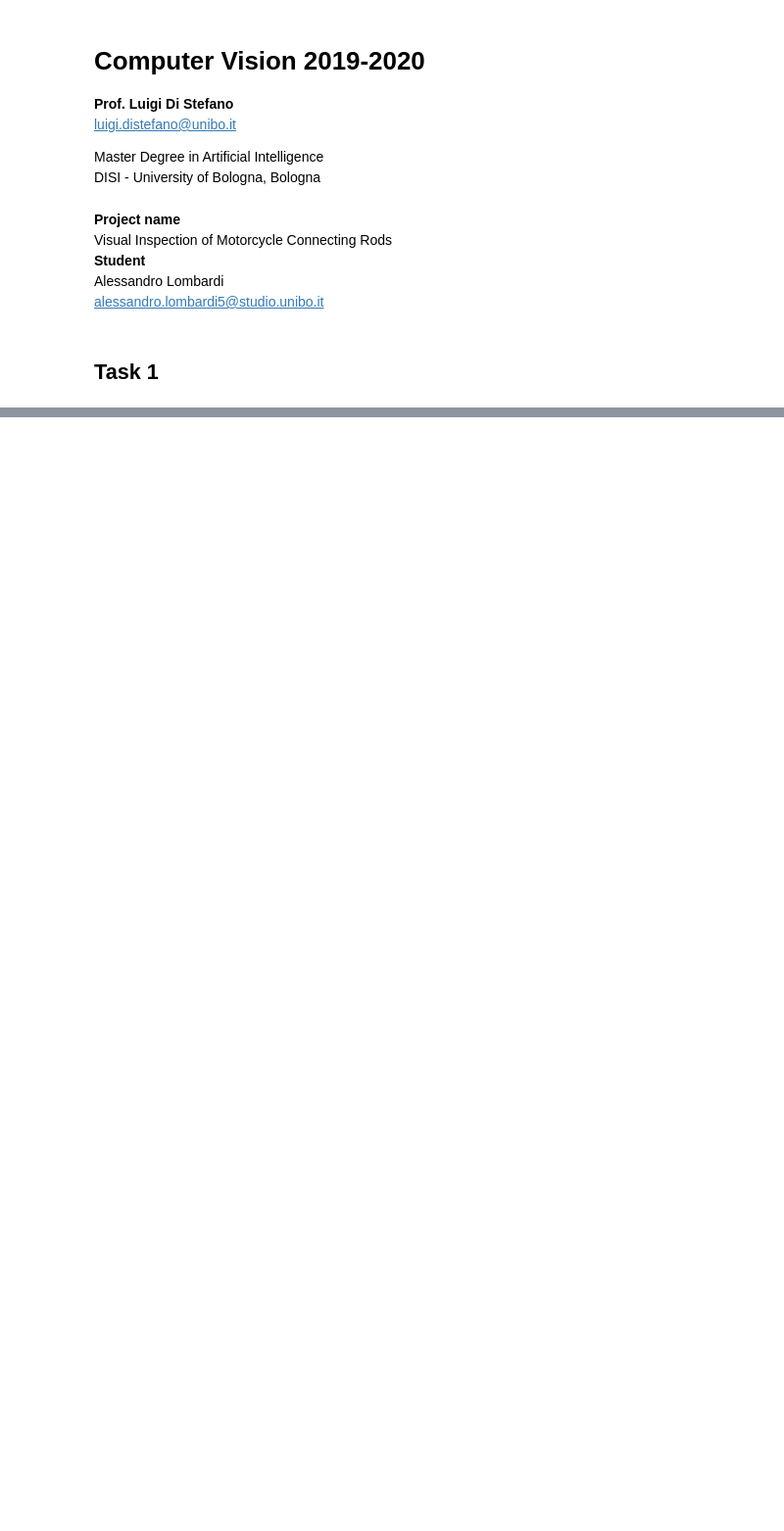
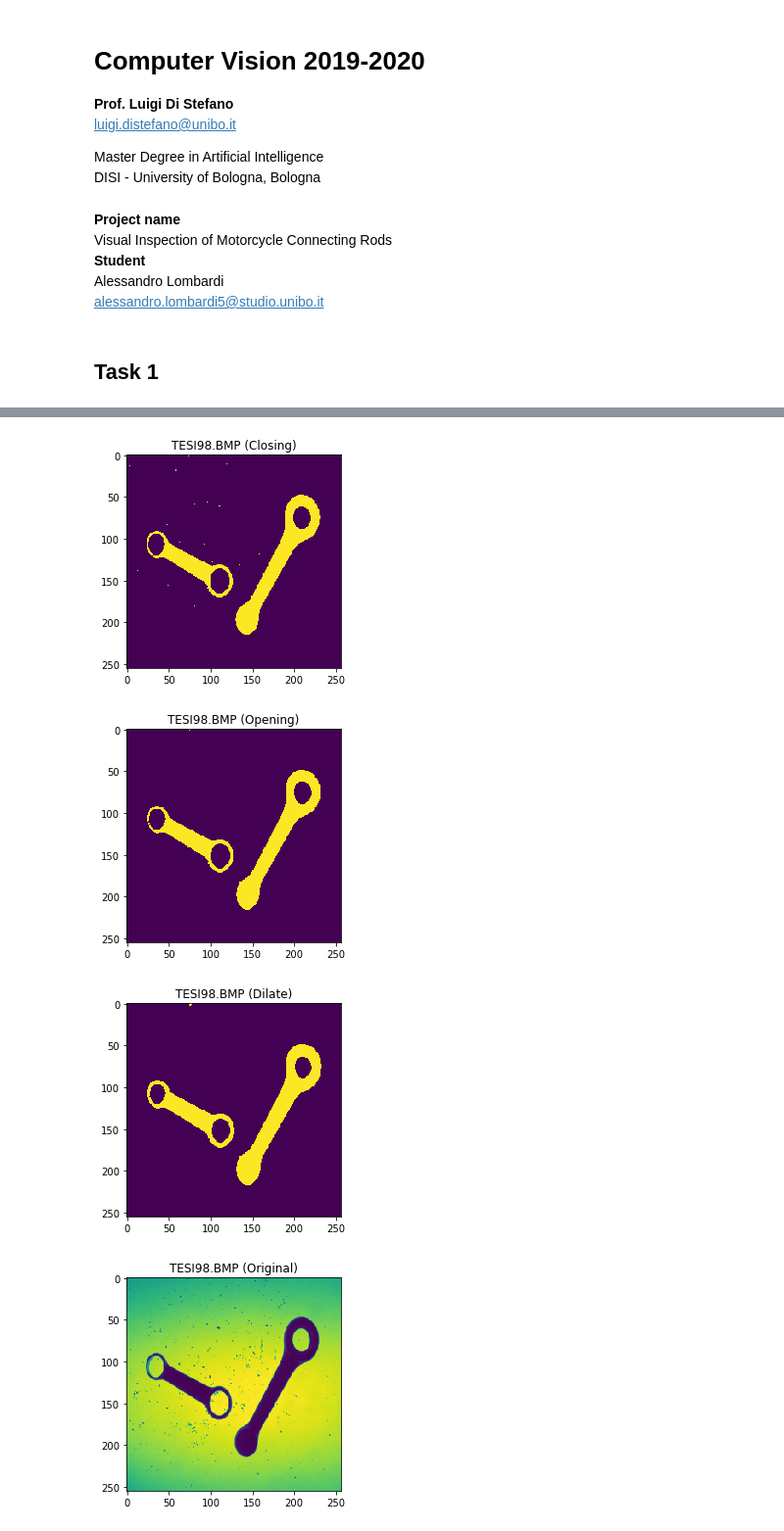
Before and after one commit to alomb/ComputerVisionAndImageProcessingProject, a Jupyter notebook: project/main.ipynb, the cells around one changed output, grey strips where cells are left out. Shown at 98% size. Cells and saved outputs as stored; diff of their text form; code cells hidden in the pictures; blank space fills up the shorter version.

```diff
--- a/project/main.ipynb
+++ b/project/main.ipynb
@@ -328,0 +330,8 @@ rods
+# %%
+# file names of the task 2 powder
+task2c_image_filenames = [
+    "TESI90.BMP",
+    "TESI92.BMP",
+    "TESI98.BMP"]
+
+task2c_image_rods_per_image = 3
@@ -328,0 +340,35 @@ rods
+# %%
+task2c_image = cv2.imread("../data/" + task2c_image_filenames[index], cv2.IMREAD_GRAYSCALE)
+
+# segmentation
+task2c_ret_otsu, task2c_th_otsu = cv2.threshold(task2c_image, 0, 255, cv2.THRESH_BINARY_INV + cv2.THRESH_OTSU)
+
+# close it
+task2c_kernel = cv2.getStructuringElement(cv2.MORPH_CROSS, (2,2))
+
+task2c_th_otsu = cv2.morphologyEx(task2c_th_otsu, cv2.MORPH_CLOSE, task2c_kernel)
+plt.title(task2c_image_filenames[index] + " (Closing)")
+plt.imshow(task2c_th_otsu)
+plt.show()
+
+# then open it
+task2c_th_otsu = cv2.morphologyEx(task2c_th_otsu, cv2.MORPH_OPEN, task2c_kernel)
+plt.title(task2c_image_filenames[index] + " (Opening)")
+plt.imshow(task2c_th_otsu)
+plt.show()
+
+# and finally dilate it
+task2c_dilation_kernel = cv2.getStructuringElement(cv2.MORPH_RECT, (2,2))
+task2c_th_otsu = cv2.dilate(task2c_th_otsu, task2c_dilation_kernel, iterations = 1)
+plt.title(task2c_image_filenames[index] + " (Dilate)")
+plt.imshow(task2c_th_otsu)
+plt.show()
+
+plt.imshow(task2c_image)
+plt.title(task2c_image_filenames[index] + " (Original)")
+plt.show()
+# %% [output]
+[figure, added]
+[figure, added]
+[figure, added]
+[figure, added]
```
Also changed, not shown: parts of 16 cells of this notebook.
